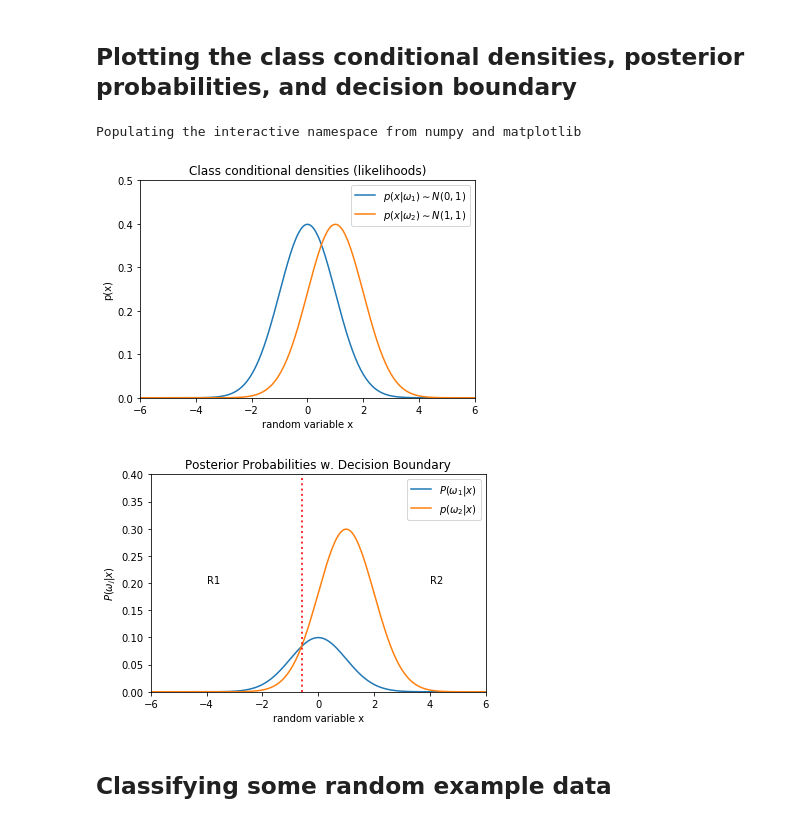
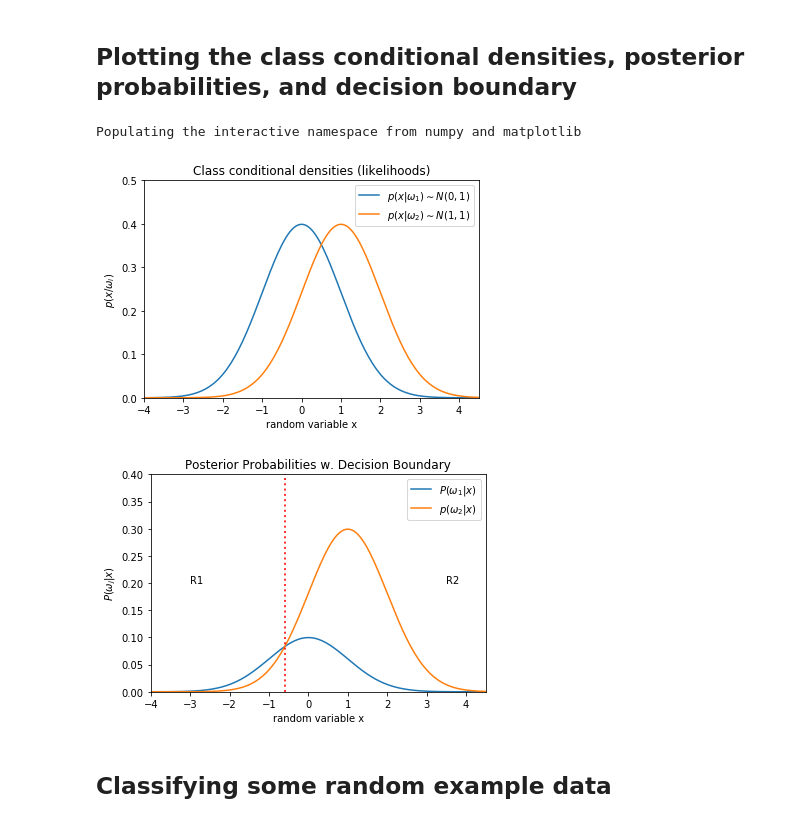
Before and after one commit to erkundanec/PatternClassification, a Jupyter notebook: 02_Bayesian_Classifier/02_Bayesian_Classifier_01.ipynb, the cells around one changed output. Drawn from its saved outputs; the diff is of its cells as text; code cells hidden in the pictures.

```diff
--- a/02_Bayesian_Classifier/02_Bayesian_Classifier_01.ipynb
+++ b/02_Bayesian_Classifier/02_Bayesian_Classifier_01.ipynb
@@ -92,36 +92,36 @@ Therefore if $x<x_t$, $x$ will be classified to class $\omega_1$ else classified
 %pylab inline
 import numpy as np
 from matplotlib import pyplot as plt
 
 def pdf(x, mu, sigma):
     """
     Calculates the normal distribution's probability density
     function (PDF).
     """
     term1 = 1.0 / ( math.sqrt(2*np.pi) * sigma )
     term2 = np.exp( -0.5 * ( (x-mu)/sigma )**2 )
     return term1 * term2
 
 # generating some sample data
 x = np.arange(-10, 10, 0.05)
 
 # probability density functions
 pdf1 = pdf(x, mu=0, sigma=1)
 pdf2 = pdf(x, mu=1, sigma=1)
 
 # Class conditional densities (likelihoods)
 plt.plot(x, pdf1)
 plt.plot(x, pdf2)
 plt.title('Class conditional densities (likelihoods)')
-plt.ylabel('p(x)')
+plt.ylabel('$p(x/\omega_i)$')
 plt.xlabel('random variable x')
 plt.legend(['$p(x|\omega_1) \sim  N(0,1)$', '$p(x|\omega_2) \sim N(1,1)$'], loc='upper right')
 plt.ylim([0,0.5])
-plt.xlim([-6,6])
+plt.xlim([-4,4.5])
 plt.show()
 # %% [output]
 Populating the interactive namespace from numpy and matplotlib
-[figure, old version]
+[figure, new version]
 # %%
 def posterior(likelihood, prior):
     """
@@ -143,13 +143,13 @@ plt.ylabel('$P(\omega_j|x)$')
 plt.xlabel('random variable x')
 plt.legend(['$P(\omega_1|x)$', '$p(\omega_2|x$)'], loc='upper right')
 plt.ylim([0,0.4])
-plt.xlim([-6,6])
+plt.xlim([-4,4.5])
 plt.axvline(-0.5986, color='r', alpha=0.8, linestyle=':', linewidth=2)
-plt.annotate('R1', xy=(-4, 0.2), xytext=(-4, 0.2))
-plt.annotate('R2', xy=(4, 0.2), xytext=(4, 0.2))
+plt.annotate('R1', xy=(-3, 0.2), xytext=(-3, 0.2))
+plt.annotate('R2', xy=(3.5, 0.2), xytext=(3.5, 0.2))
 plt.show()
 # %% [output]
-[figure, old version]
+[figure, new version]
 # %% [markdown]
 ## Classifying some random example data
 # %%
```
Also changed, not shown: parts of 2 cells of this notebook.
